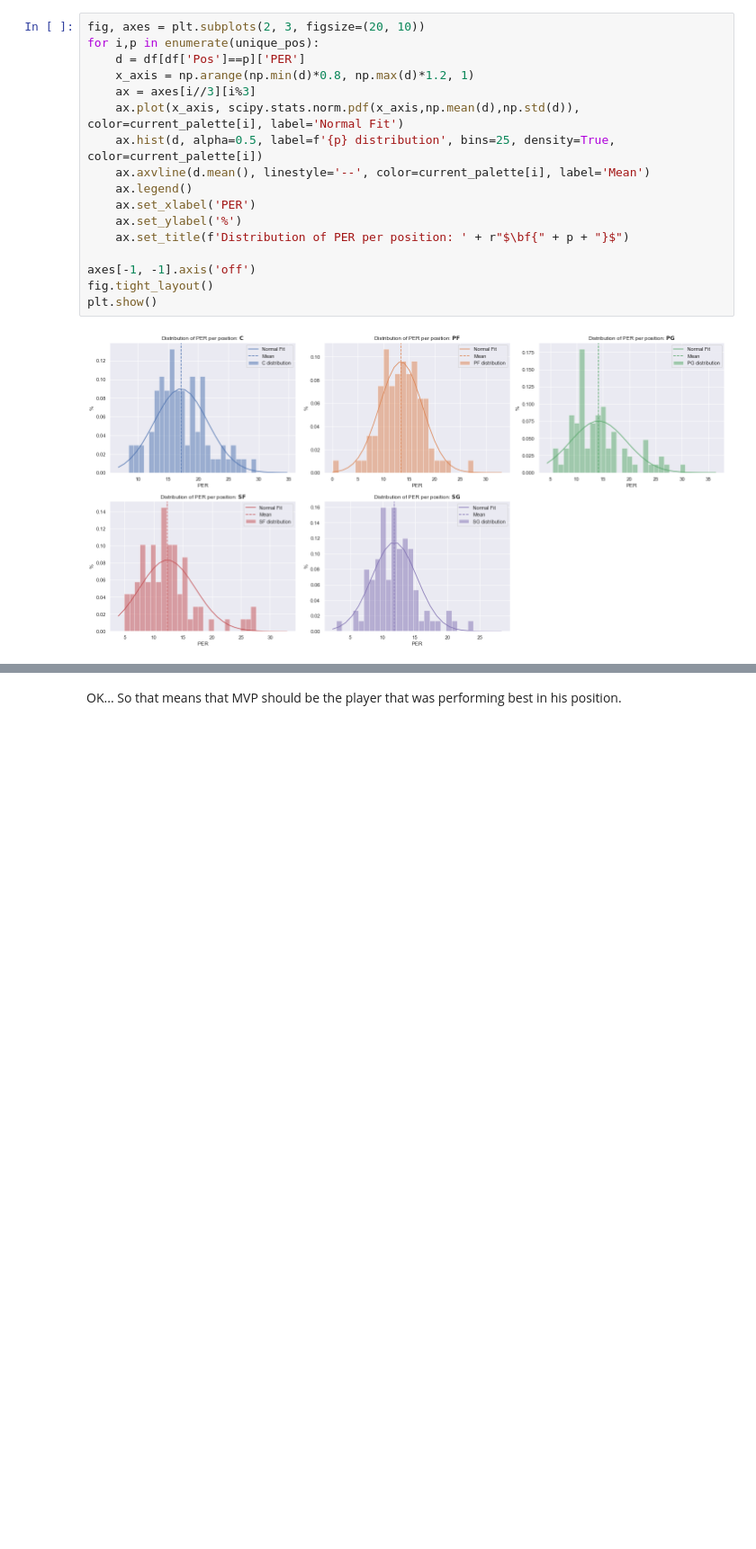
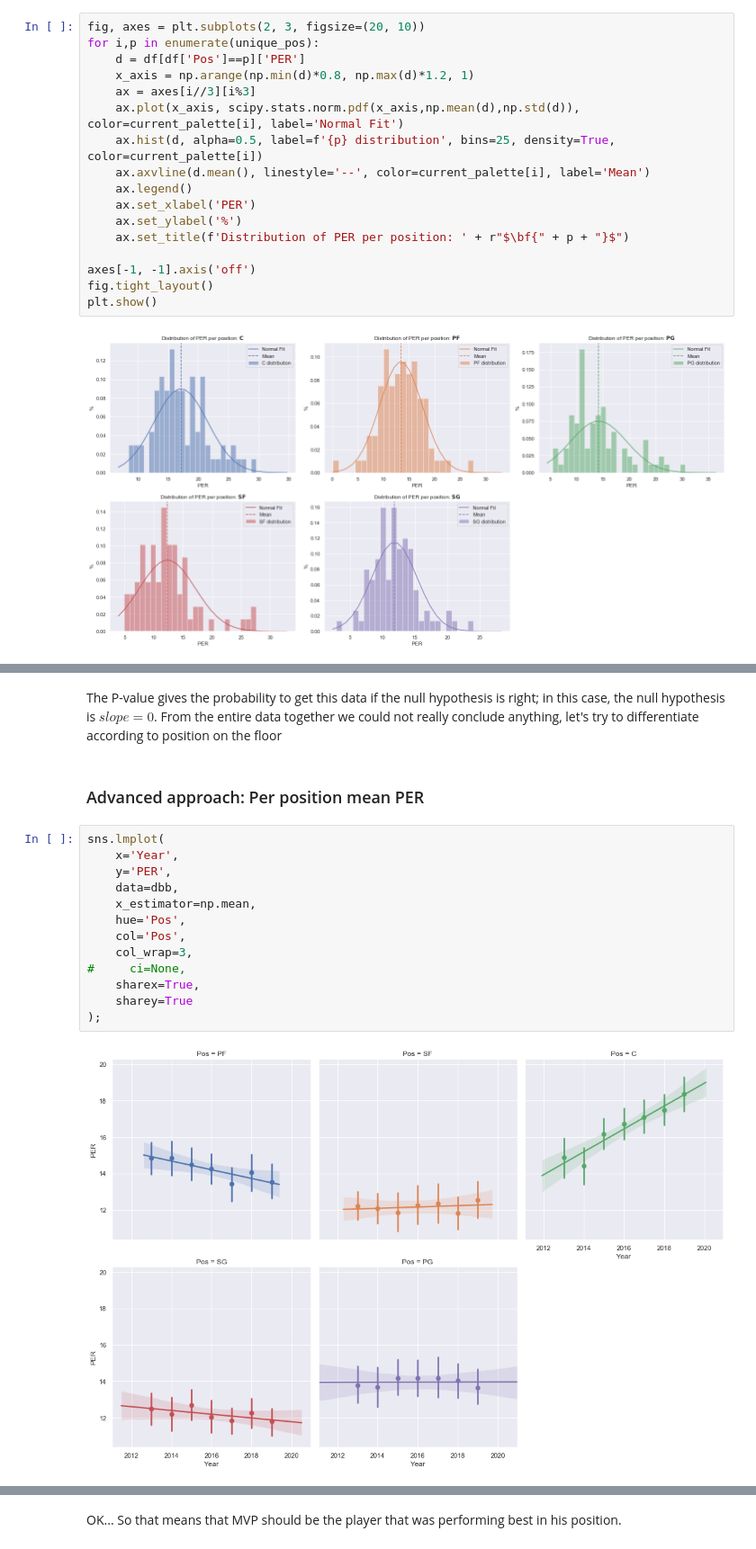
Before and after one commit to guygozlan/SciComPy_NBA, a Jupyter notebook: NBA_ver3.ipynb, the cells around one changed output, grey strips where cells are left out. Shown at 90% size. Drawn from its saved outputs; the diff is of its cells as text; blank space fills up the shorter version.

```diff
--- a/NBA_ver3.ipynb
+++ b/NBA_ver3.ipynb
@@ -207,0 +333,20 @@ We can see from the plots above that the PER is now distributed the same accross
+# %% [markdown]
+The P-value gives the probability to get this data if the null hypothesis is right; in this case, the null hypothesis is $slope=0$.
+From the entire data together we could not really conclude anything, let's try to differentiate according to position on the floor
+# %% [markdown]
+### Advanced approach: Per position mean PER
+# %%
+sns.lmplot(
+    x='Year',
+    y='PER',
+    data=dbb,
+    x_estimator=np.mean,
+    hue='Pos',
+    col='Pos',
+    col_wrap=3,
+#     ci=None,
+    sharex=True,
+    sharey=True
+);
+# %% [output]
+[figure, added]
```
Also changed, not shown: parts of 77 cells of this notebook.
